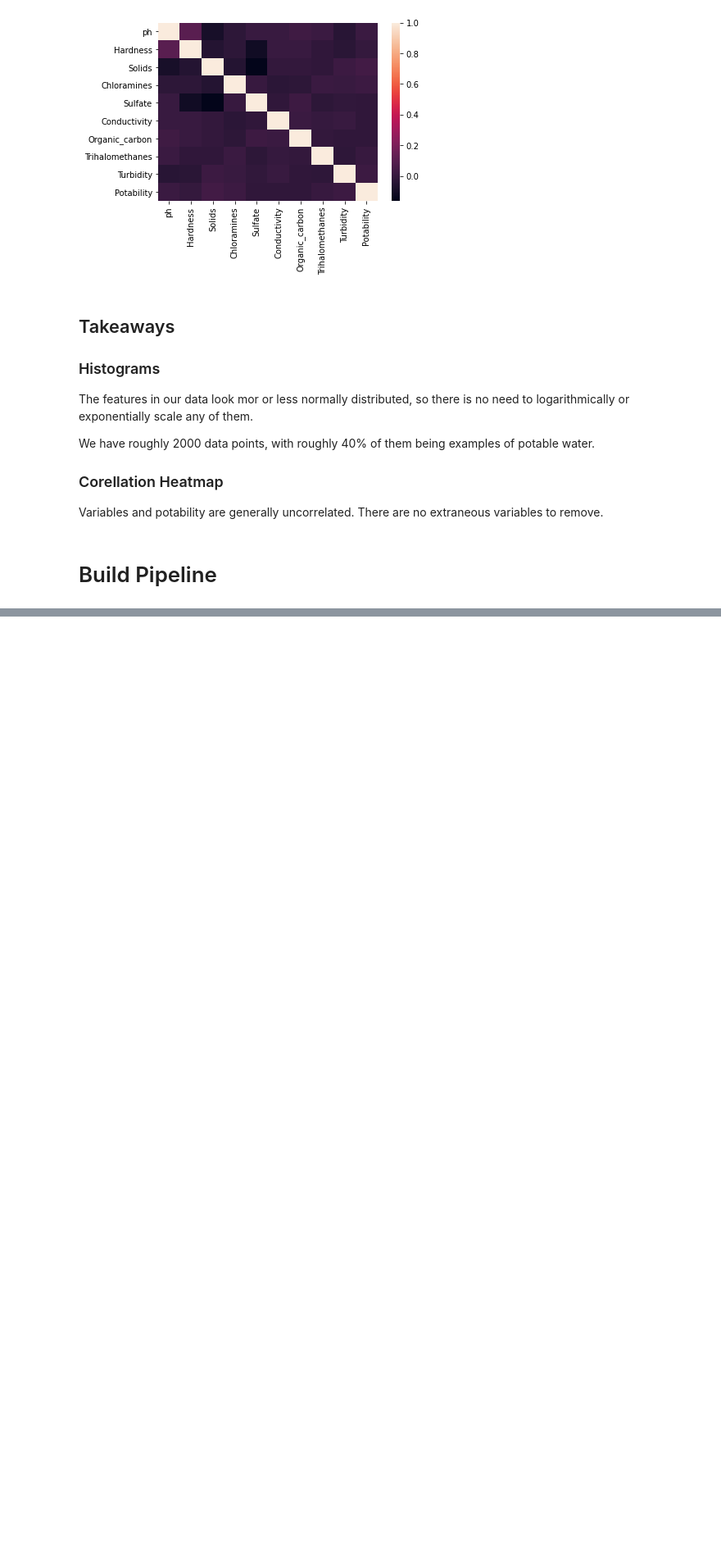
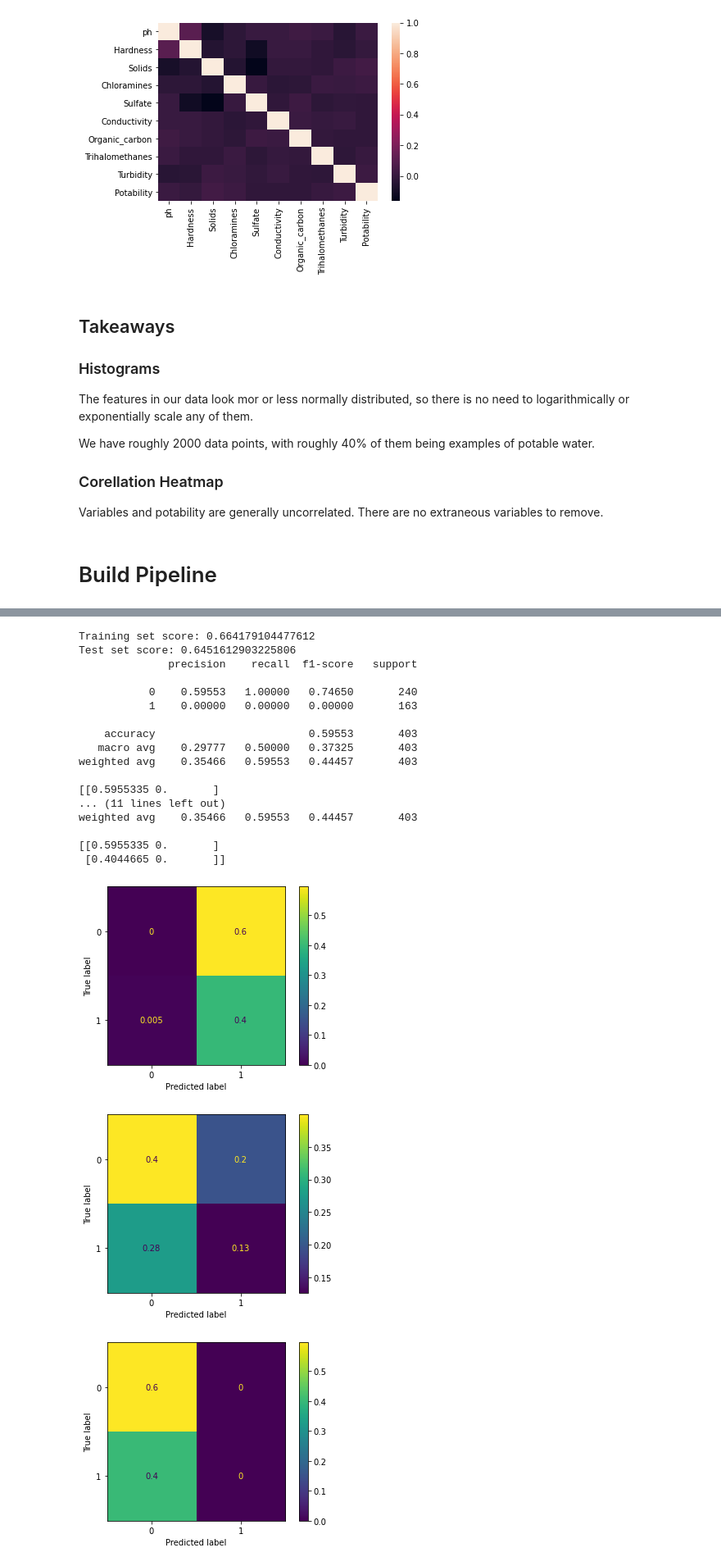
Before and after one commit to lachlanpotter/Water-Potability, a Jupyter notebook: Water Potability.ipynb, the cells around one changed output, grey strips where cells are left out. Shown at 82% size. Cells and saved outputs as stored; diff of their text form; code cells hidden in the pictures; blank space fills up the shorter version.

```diff
--- a/Water Potability.ipynb
+++ b/Water Potability.ipynb
@@ -148,0 +159,20 @@ y = waternonan['Potability'].values
+# %%
+# Define machine learning models
+
+# Logistic Regression:
+lr = LogisticRegression(random_state=seed_choice)
+
+# K-nearest Neighbors:
+knn = KNeighborsClassifier(n_neighbors=5)
+
+# Naive Bayes:
+nb = GaussianNB()
+
+# Random Forest:
+rf = RandomForestClassifier(random_state=seed_choice, n_estimators=5, max_depth=10, min_samples_split=10, max_leaf_nodes=13)
+
+# Gradient Boosted Trees:
+gb = GradientBoostingClassifier()
+
+# select model to train:
+model_name = rf
@@ -148,0 +193,31 @@ y = waternonan['Potability'].values
+# %%
+# create loop to test all models with default parameters
+
+model_names = [lr, knn, nb, rf, gb]
+for name in model_names:
+    print('training model:' + str(name))
+
+    # define model name
+    model_name = name
+
+    # make pipeline steps
+    pipe = make_pipeline(scaler,model_name)
+
+    # fit data to model
+    pipe.fit(X_train, y_train)
+
+    # save predictions on test set
+    predictions = model_name.predict(X_test)
+
+    # print summary statistics
+    print('Training set score: ' + str(pipe.score(X_train,y_train)))
+    print('Test set score: ' + str(pipe.score(X_test,y_test)))
+    print(classification_report(y_test, predictions, digits=5))
+#for debugging
+#    print(predictions)
+
+    # plot confusion matrix
+    cm = confusion_matrix(y_test, predictions, normalize='all')
+    print(cm)
+    ConfusionMatrixDisplay(confusion_matrix=cm).plot()
+# %% [output]
@@ -148,0 +241,20 @@ y = waternonan['Potability'].values
+Training set score: 0.664179104477612
+Test set score: 0.6451612903225806
+              precision    recall  f1-score   support
+
+           0    0.59553   1.00000   0.74650       240
+           1    0.00000   0.00000   0.00000       163
+
+    accuracy                        0.59553       403
+   macro avg    0.29777   0.50000   0.37325       403
+weighted avg    0.35466   0.59553   0.44457       403
+
+[[0.5955335 0.       ]
+... (11 lines left out)
+weighted avg    0.35466   0.59553   0.44457       403
+
+[[0.5955335 0.       ]
+ [0.4044665 0.       ]]
+[figure, added]
+[figure, added]
+[figure, added]
```
Also changed, not shown: parts of 25 cells of this notebook, 4 other files.
